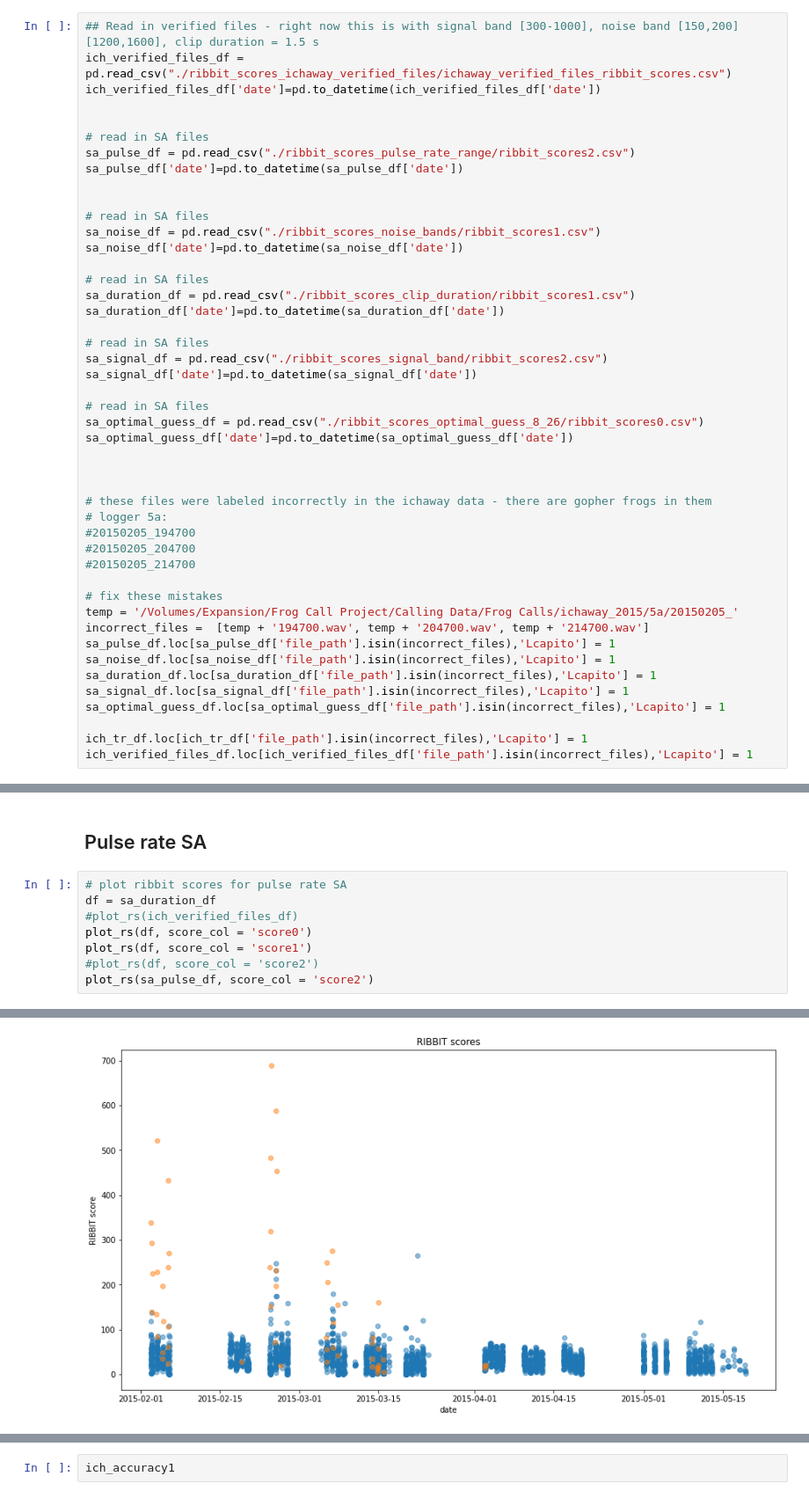
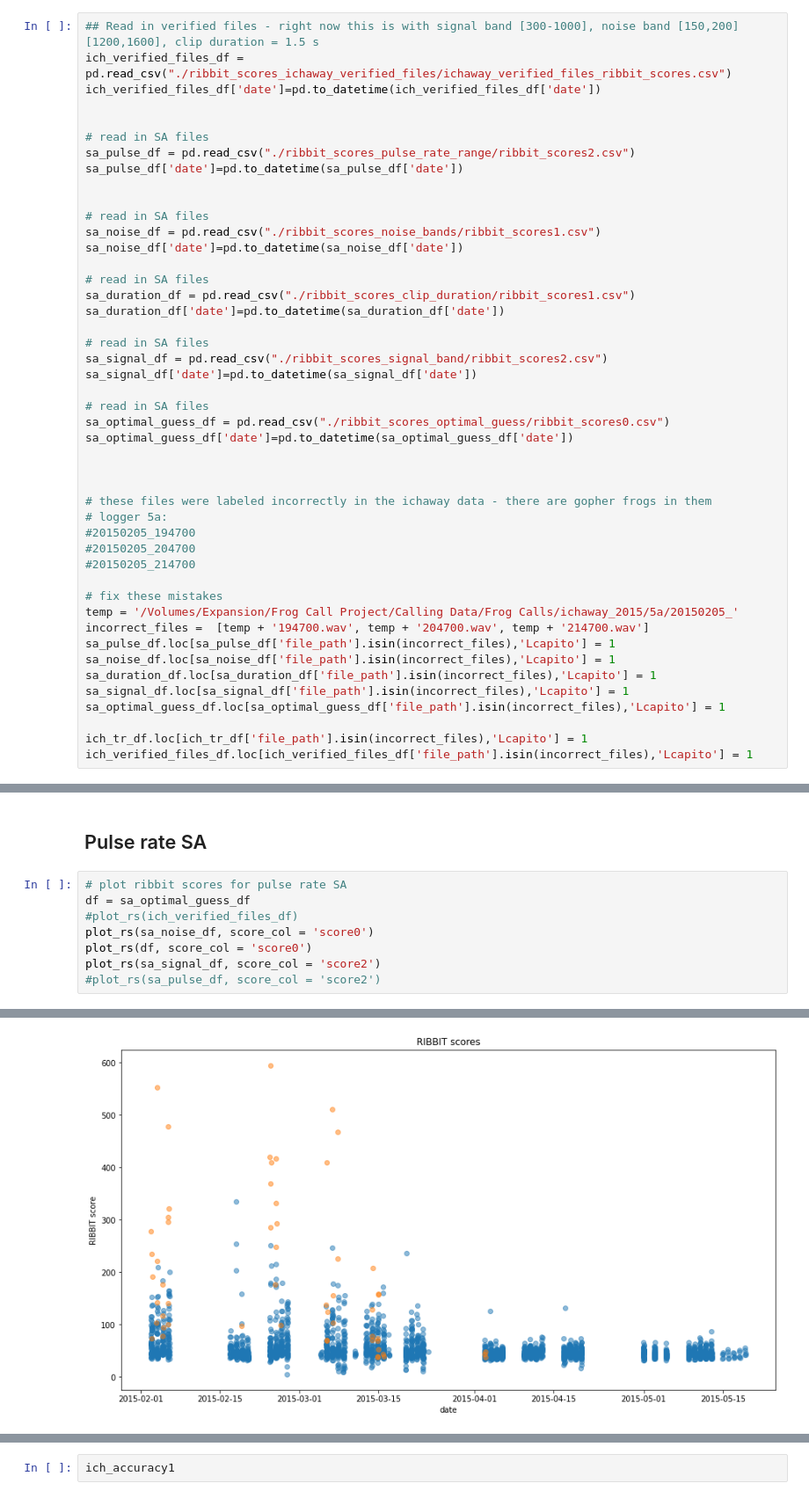
Before and after one commit to mayalapp/ga-frog-id, a Jupyter notebook: python-ribbit/data_cleaning.ipynb, the cells around one changed output, grey strips where cells are left out. Shown at 88% size. Saved outputs shown, nothing was run; the diff lists cells and outputs as text.

```diff
--- a/python-ribbit/data_cleaning.ipynb
+++ b/python-ribbit/data_cleaning.ipynb
@@ -100,7 +100,7 @@ sa_signal_df = pd.read_csv("./ribbit_scores_signal_band/ribbit_scores2.csv")
 sa_signal_df['date']=pd.to_datetime(sa_signal_df['date'])
 
 # read in SA files
-sa_optimal_guess_df = pd.read_csv("./ribbit_scores_optimal_guess_8_26/ribbit_scores0.csv")
+sa_optimal_guess_df = pd.read_csv("./ribbit_scores_optimal_guess/ribbit_scores0.csv")
 sa_optimal_guess_df['date']=pd.to_datetime(sa_optimal_guess_df['date'])
 
 
@@ -184,10 +184,10 @@ TypeError: 'values' is not ordered, please explicitly specify the categories ord
 ## Pulse rate SA
 # %%
 # plot ribbit scores for pulse rate SA
-df = sa_duration_df
+df = sa_optimal_guess_df
 #plot_rs(ich_verified_files_df)
+plot_rs(sa_noise_df, score_col = 'score0')
 plot_rs(df, score_col = 'score0')
-plot_rs(df, score_col = 'score1')
-#plot_rs(df, score_col = 'score2')
-plot_rs(sa_pulse_df, score_col = 'score2')
+plot_rs(sa_signal_df, score_col = 'score2')
+#plot_rs(sa_pulse_df, score_col = 'score2')
 # %% [output]
@@ -196,4 +196,4 @@ plot_rs(sa_pulse_df, score_col = 'score2')
-[figure, old version]
+[figure, new version]
 # %%
 ## Plotting precision vs recall
 
```
Also changed, not shown: parts of 5 cells of this notebook, 6 other files.
